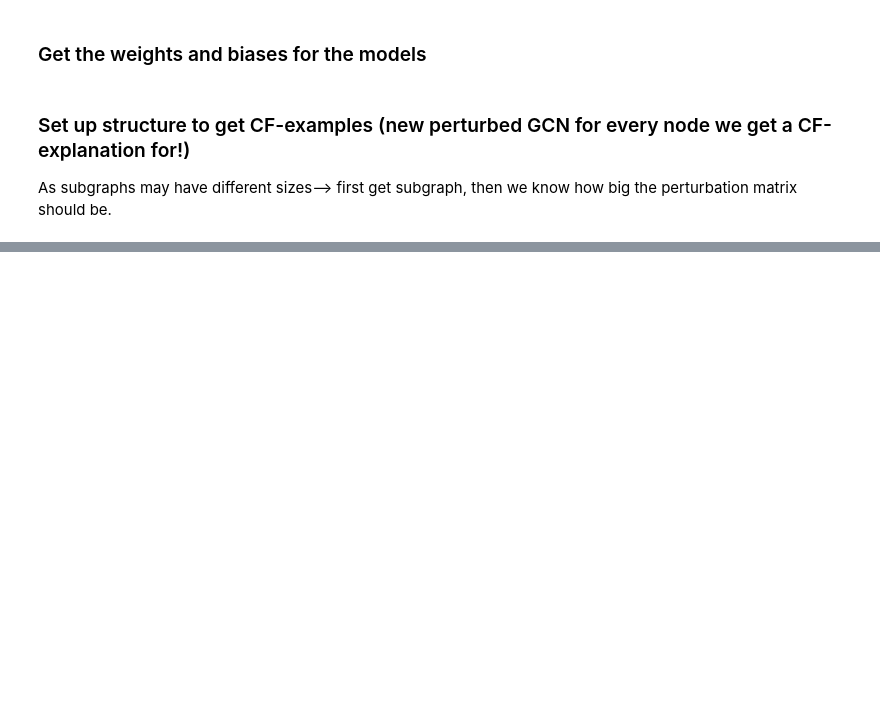
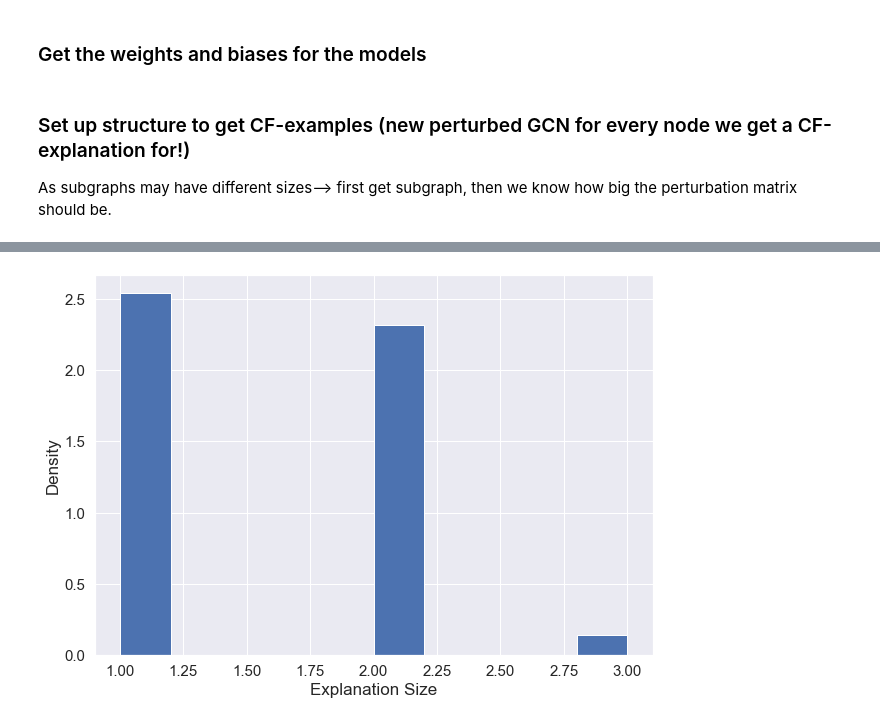
Before and after one commit to Janneke13/CF-GNNExplainer-recreation, a Jupyter notebook: CF_explainer_train.ipynb, the cells around one changed output, grey strips where cells are left out. Cells and saved outputs as stored; diff of their text form; code cells hidden in the pictures; blank space fills up the shorter version.

```diff
--- a/CF_explainer_train.ipynb
+++ b/CF_explainer_train.ipynb
@@ -347,0 +392,17 @@ print(nr_cf_5/ len(test_indices_syn5))
+# %%
+sns.set()
+
+plt.hist(explanation_size_list_syn5, density=True)
+
+
+plt.xticks(fontsize=15)
+plt.yticks(fontsize=15)
+plt.xlabel('Explanation Size', fontsize=17)
+plt.ylabel('Density', fontsize=17)
+
+figure = plt.gcf()
+figure.set_size_inches(10, 7)
+figure.savefig('plots/explanation_size_syn5.png', dpi=100)
+plt.show()
+# %% [output]
+[figure, added]
```
Also changed, not shown: parts of 27 cells of this notebook, 5 other files.
